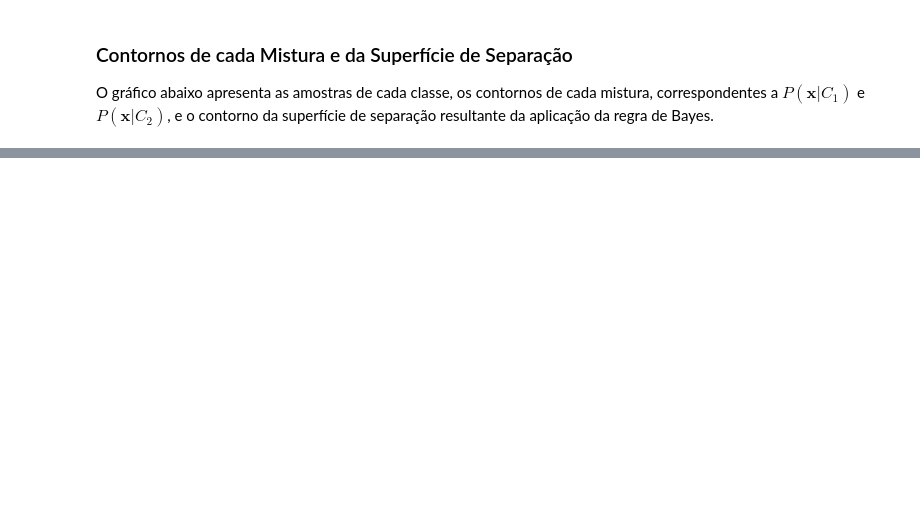
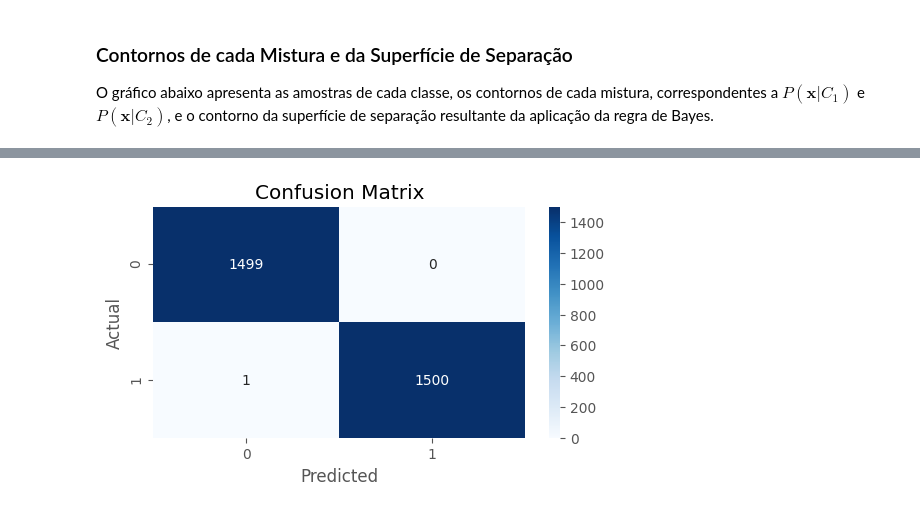
Before and after one commit to vcaitite/pattern-recognition-exercises, a Jupyter notebook: list - extra 5/Bayes Classifier with GMM .ipynb, the cells around one changed output, grey strips where cells are left out. Saved outputs shown, nothing was run; the diff lists cells and outputs as text; code cells hidden in the pictures; blank space fills up the shorter version.

Commit message:
Bayes Classifier with Gaussian Mixture (adding 10-fold cross-validation)

```diff
--- a/list - extra 5/Bayes Classifier with GMM .ipynb
+++ b/list - extra 5/Bayes Classifier with GMM .ipynb
@@ -334,0 +340,13 @@ plot_level_curves(X, y, clf)
+# %%
+n_splits = 10
+k_fold = StratifiedKFold(n_splits=n_splits, shuffle=True)
+acc = np.zeros(n_splits)
+for c in [5, 10, 20]:
+    i = 0
+    for train_indices, test_indices in k_fold.split(X, y):
+        clf = bayes_classifier()
+        clf.fit(X[train_indices], y[train_indices], c)
+        y_pred = clf.predict(X[test_indices])
+        acc[i] = accuracy_score(y[test_indices], y_pred)
+        i +=1
+    print(f"\nAcurácia Média (modelo com {c} clusters por classe): " + '{:.4f}'.format(acc.mean()) + "+/-" + '{:.4f}'.format(acc.std()))
@@ -334,0 +363,23 @@ plot_level_curves(X, y, clf)
+# %%
+predicted_classes = []
+actual_classes = []
+i = 0
+for train_indices, test_indices in k_fold.split(X, y):
+    clf = bayes_classifier()
+    clf.fit(X[train_indices], y[train_indices], 10)
+    y_pred = clf.predict(X[test_indices])
+    predicted_classes = np.append(predicted_classes, y_pred)
+    actual_classes = np.append(actual_classes, y[test_indices])
+    acc[i] = accuracy_score(y[test_indices], y_pred)
+    i +=1
+
+def plot_confusion_matrix(actual_classes : np.array, predicted_classes : np.array, sorted_labels : list):
+    matrix = confusion_matrix(actual_classes, predicted_classes, labels=sorted_labels)
+    plt.figure(figsize=(6,3))
+    sns.heatmap(matrix, annot=True, xticklabels=sorted_labels, yticklabels=sorted_labels, cmap="Blues", fmt="g")
+    plt.xlabel('Predicted'); plt.ylabel('Actual'); plt.title('Confusion Matrix')
+    plt.show()
+# %%
+plot_confusion_matrix(actual_classes, predicted_classes, [0, 1])
+# %% [output]
+[figure, added]
```
Also changed, not shown: parts of 11 cells of this notebook, 1 other file.
